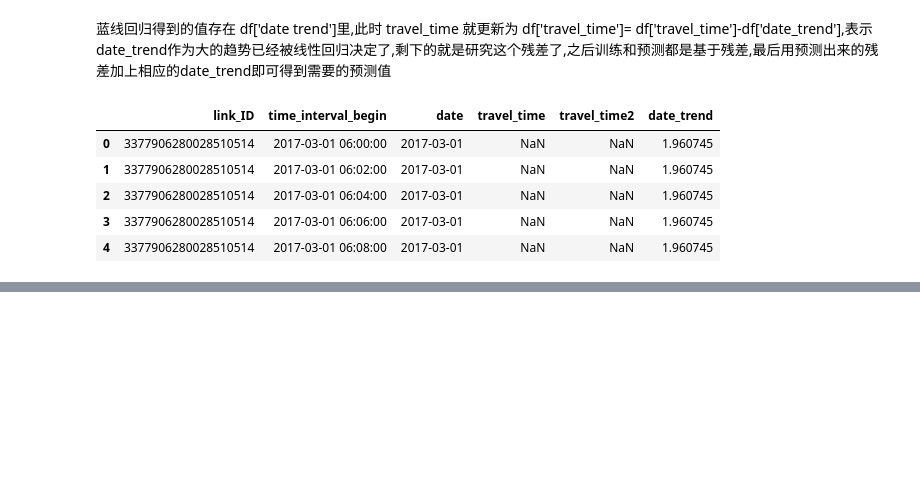
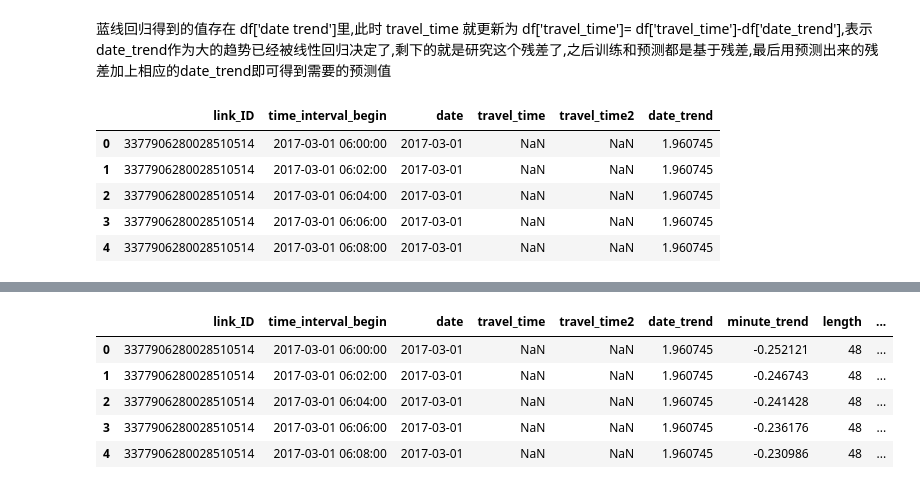
Before and after one commit to ben1234560/AiLearning-Theory-Applying, a Jupyter notebook: 机器学习竞赛实战_优胜解决方案/智慧城市-道路通行时间预测/道路通行时间预测.ipynb, the cells around one changed output, grey strips where cells are left out. Saved outputs shown, nothing was run; the diff lists cells and outputs as text; code cells hidden in the pictures; blank space fills up the shorter version.

```diff
--- a/机器学习竞赛实战_优胜解决方案/智慧城市-道路通行时间预测/道路通行时间预测.ipynb
+++ b/机器学习竞赛实战_优胜解决方案/智慧城市-道路通行时间预测/道路通行时间预测.ipynb
@@ -265,0 +334,21 @@ df.head()
+# %%
+#时间相关特征
+df.loc[df['date'].isin(['2017-04-02','2017-04-03','2017-04-04','2017-04-29','2017-04-30',
+                       '2017-05-01','2017-05-28','2017-05-29','2017-05-30']),'vacation']=1
+
+df.loc[~df['date'].isin(['2017-04-02','2017-04-03','2017-04-04','2017-04-29','2017-04-30',
+                       '2017-05-01','2017-05-28','2017-05-29','2017-05-30']),'vacation']=0
+
+df['minute'] = df['time_interval_begin'].dt.minute
+df['hour'] = df['time_interval_begin'].dt.hour
+df['day'] = df['time_interval_begin'].dt.day
+df['week_day'] = df['time_interval_begin'].map(lambda x: x.weekday() + 1)
+df['mouth'] = df['time_interval_begin'].dt.month
+df.head()
+# %% [output]
+|  | link_ID | time_interval_begin | date | travel_time | travel_time2 | date_trend | minute_trend | length | ... |
+| 0 | 3377906280028510514 | 2017-03-01 06:00:00 | 2017-03-01 | NaN | NaN | 1.960745 | -0.252121 | 48 | ... |
+| 1 | 3377906280028510514 | 2017-03-01 06:02:00 | 2017-03-01 | NaN | NaN | 1.960745 | -0.246743 | 48 | ... |
+| 2 | 3377906280028510514 | 2017-03-01 06:04:00 | 2017-03-01 | NaN | NaN | 1.960745 | -0.241428 | 48 | ... |
+| 3 | 3377906280028510514 | 2017-03-01 06:06:00 | 2017-03-01 | NaN | NaN | 1.960745 | -0.236176 | 48 | ... |
+| 4 | 3377906280028510514 | 2017-03-01 06:08:00 | 2017-03-01 | NaN | NaN | 1.960745 | -0.230986 | 48 | ... |
```
Also changed, not shown: parts of 15 cells of this notebook.
